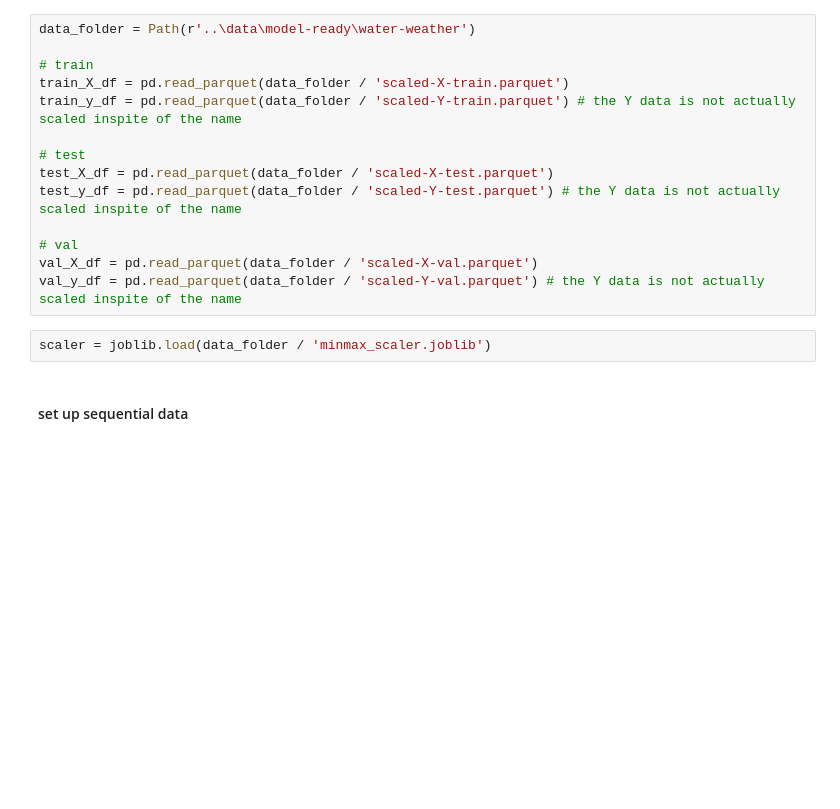
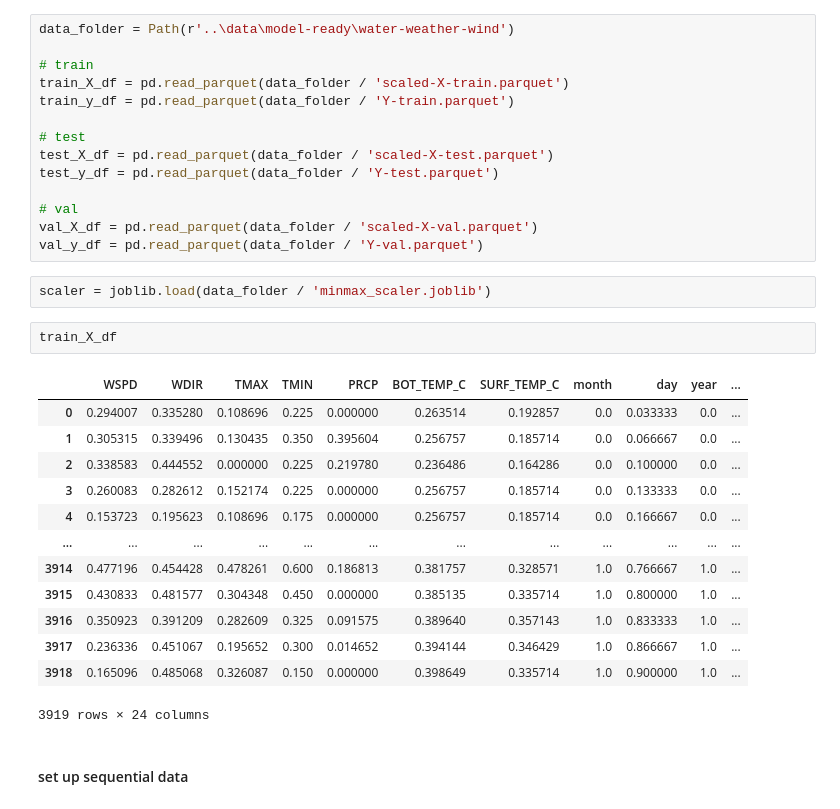
Before and after one commit to spencercody/scripps-water-temp, a Jupyter notebook: src/modeling/notebooks/05-rnn - 2.ipynb, the cells around one changed output. Saved outputs shown, nothing was run; the diff lists cells and outputs as text; blank space fills up the shorter version.

```diff
--- a/src/modeling/notebooks/05-rnn - 2.ipynb
+++ b/src/modeling/notebooks/05-rnn - 2.ipynb
@@ -21,21 +21,37 @@ from modeling.utilities.data_prep import setup_sequential_data
 # %% [markdown]
 #### read in data
 # %%
-data_folder = Path(r'..\data\model-ready\water-weather')
+data_folder = Path(r'..\data\model-ready\water-weather-wind')
 
 # train
 train_X_df = pd.read_parquet(data_folder / 'scaled-X-train.parquet')
-train_y_df = pd.read_parquet(data_folder / 'scaled-Y-train.parquet') # the Y data is not actually scaled inspite of the name
+train_y_df = pd.read_parquet(data_folder / 'Y-train.parquet')
 
 # test
 test_X_df = pd.read_parquet(data_folder / 'scaled-X-test.parquet')
-test_y_df = pd.read_parquet(data_folder / 'scaled-Y-test.parquet') # the Y data is not actually scaled inspite of the name
+test_y_df = pd.read_parquet(data_folder / 'Y-test.parquet')
 
 # val
 val_X_df = pd.read_parquet(data_folder / 'scaled-X-val.parquet')
-val_y_df = pd.read_parquet(data_folder / 'scaled-Y-val.parquet') # the Y data is not actually scaled inspite of the name
+val_y_df = pd.read_parquet(data_folder / 'Y-val.parquet')
 # %%
 scaler = joblib.load(data_folder / 'minmax_scaler.joblib')
+# %%
+train_X_df
+# %% [output]
+|  | WSPD | WDIR | TMAX | TMIN | PRCP | BOT_TEMP_C | SURF_TEMP_C | month | day | year | ... |
+| 0 | 0.294007 | 0.335280 | 0.108696 | 0.225 | 0.000000 | 0.263514 | 0.192857 | 0.0 | 0.033333 | 0.0 | ... |
+| 1 | 0.305315 | 0.339496 | 0.130435 | 0.350 | 0.395604 | 0.256757 | 0.185714 | 0.0 | 0.066667 | 0.0 | ... |
+| 2 | 0.338583 | 0.444552 | 0.000000 | 0.225 | 0.219780 | 0.236486 | 0.164286 | 0.0 | 0.100000 | 0.0 | ... |
+| 3 | 0.260083 | 0.282612 | 0.152174 | 0.225 | 0.000000 | 0.256757 | 0.185714 | 0.0 | 0.133333 | 0.0 | ... |
+| 4 | 0.153723 | 0.195623 | 0.108696 | 0.175 | 0.000000 | 0.256757 | 0.185714 | 0.0 | 0.166667 | 0.0 | ... |
+| ... | ... | ... | ... | ... | ... | ... | ... | ... | ... | ... | ... |
+| 3914 | 0.477196 | 0.454428 | 0.478261 | 0.600 | 0.186813 | 0.381757 | 0.328571 | 1.0 | 0.766667 | 1.0 | ... |
+| 3915 | 0.430833 | 0.481577 | 0.304348 | 0.450 | 0.000000 | 0.385135 | 0.335714 | 1.0 | 0.800000 | 1.0 | ... |
+| 3916 | 0.350923 | 0.391209 | 0.282609 | 0.325 | 0.091575 | 0.389640 | 0.357143 | 1.0 | 0.833333 | 1.0 | ... |
+| 3917 | 0.236336 | 0.451067 | 0.195652 | 0.300 | 0.014652 | 0.394144 | 0.346429 | 1.0 | 0.866667 | 1.0 | ... |
+| 3918 | 0.165096 | 0.485068 | 0.326087 | 0.150 | 0.000000 | 0.398649 | 0.335714 | 1.0 | 0.900000 | 1.0 | ... |
+3919 rows × 24 columns
 # %% [markdown]
 #### set up sequential data
 # %%
```
Also changed, not shown: parts of 30 cells of this notebook.
